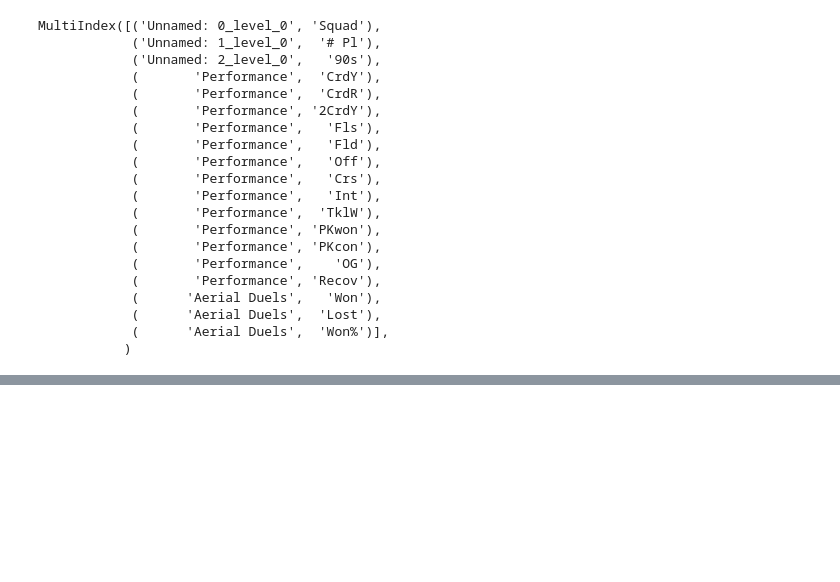
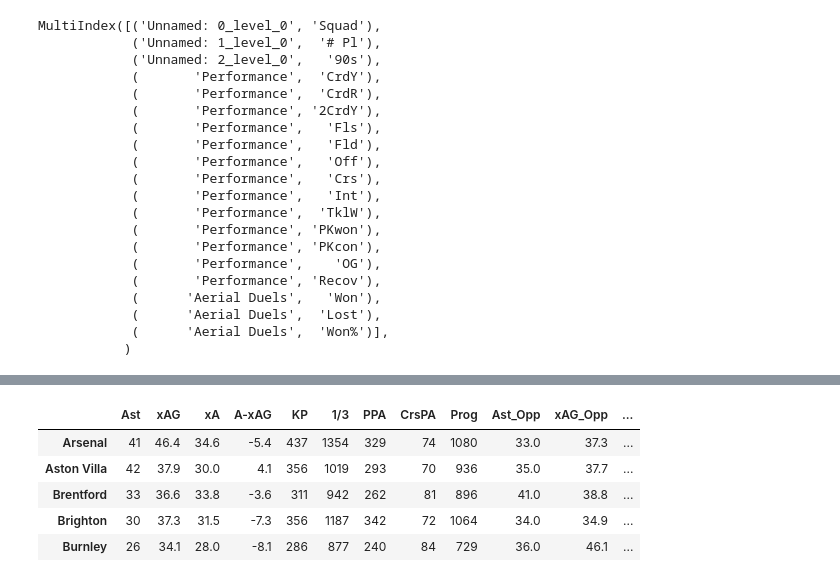
Before and after one commit to p13kara33/FootballData, a Jupyter notebook: footballdata/test_fbref.ipynb, the cells around one changed output, grey strips where cells are left out. Drawn from its saved outputs; the diff is of its cells as text; code cells hidden in the pictures; blank space fills up the shorter version.

```diff
--- a/footballdata/test_fbref.ipynb
+++ b/footballdata/test_fbref.ipynb
@@ -212,0 +212,9 @@ MultiIndex([('Home',     'MP'),
+# %%
+squad_passing_df.Details.head()
+# %% [output]
+|  | Ast | xAG | xA | A-xAG | KP | 1/3 | PPA | CrsPA | Prog | Ast_Opp | xAG_Opp | ... |
+| Arsenal | 41 | 46.4 | 34.6 | -5.4 | 437 | 1354 | 329 | 74 | 1080 | 33.0 | 37.3 | ... |
+| Aston Villa | 42 | 37.9 | 30.0 | 4.1 | 356 | 1019 | 293 | 70 | 936 | 35.0 | 37.7 | ... |
+| Brentford | 33 | 36.6 | 33.8 | -3.6 | 311 | 942 | 262 | 81 | 896 | 41.0 | 38.8 | ... |
+| Brighton | 30 | 37.3 | 31.5 | -7.3 | 356 | 1187 | 342 | 72 | 1064 | 34.0 | 34.9 | ... |
+| Burnley | 26 | 34.1 | 28.0 | -8.1 | 286 | 877 | 240 | 84 | 729 | 36.0 | 46.1 | ... |
```
Also changed, not shown: parts of 9 cells of this notebook, 1 other file.
